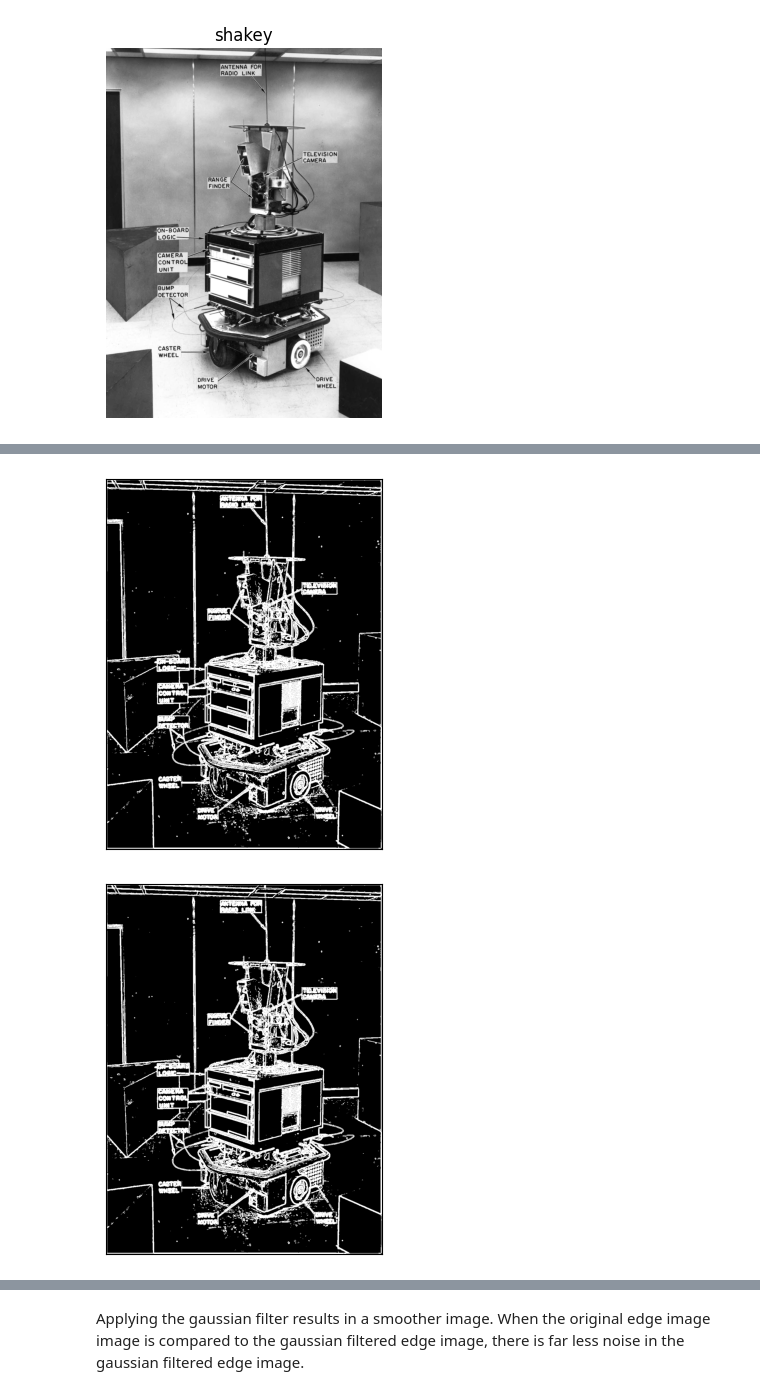
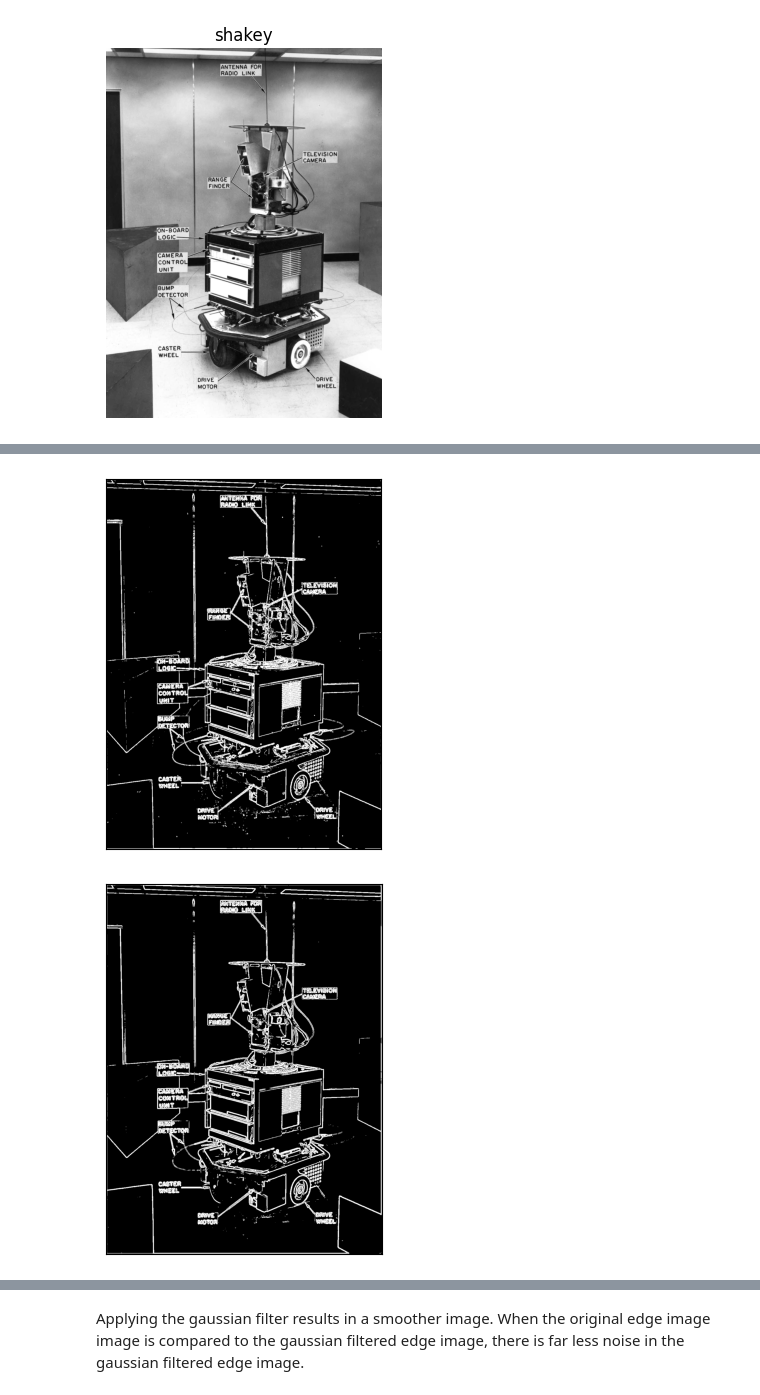
Before and after one commit to variable-21/ComputerVisionLabs, a Jupyter notebook: lab2.ipynb, the cells around one changed output, grey strips where cells are left out. Drawn from its saved outputs; the diff is of its cells as text; code cells hidden in the pictures.

```diff
--- a/lab2.ipynb
+++ b/lab2.ipynb
@@ -60,16 +68,18 @@ show_binary_image(m_sobel)
 # %%
-shakey_gaussian_3by3 = scipy.signal.convolve2d(shakey, gaussian_filter_3x3)
-shakey_sobel_x = scipy.signal.convolve2d(shakey_gaussian_3by3, sobel_x)
-shakey_sobel_y = scipy.signal.convolve2d(shakey_gaussian_3by3, sobel_y)
-m_sobel_gaussian3 = magnitude(shakey_sobel_x,shakey_sobel_y)
-show_binary_image(m_sobel>40)
+#Smoothing with Gaussian33 then apply sobel
+shakey_gaussian_33 = scipy.signal.convolve2d(shakey, gaussian_filter_3x3)
+shakey_sobel_x = scipy.signal.convolve2d(shakey_gaussian_33, sobel_x)
+shakey_sobel_y = scipy.signal.convolve2d(shakey_gaussian_33, sobel_y)
+m_gaussian33_sobel = magnitude(shakey_sobel_x,shakey_sobel_y)
+show_binary_image(m_gaussian33_sobel>100)
 # %% [output]
-[figure, old version]
+[figure, new version]
 # %%
-shakey_gaussian_5by5 = scipy.signal.convolve2d(shakey, gaussian_filter_5x5)
-shakey_sobel_x = scipy.signal.convolve2d(shakey_gaussian_5by5, sobel_x)
-shakey_sobel_y = scipy.signal.convolve2d(shakey_gaussian_5by5, sobel_y)
-m_sobel_gaussian5 = magnitude(shakey_sobel_x,shakey_sobel_y)
-show_binary_image(m_sobel>40)
+#Smoothing with Gaussian55 then apply sobel
+shakey_gaussian_55 = scipy.signal.convolve2d(shakey, gaussian_filter_5x5)
+shakey_sobel_x = scipy.signal.convolve2d(shakey_gaussian_55, sobel_x)
+shakey_sobel_y = scipy.signal.convolve2d(shakey_gaussian_55, sobel_y)
+m_gaussian55_sobel = magnitude(shakey_sobel_x,shakey_sobel_y)
+show_binary_image(m_gaussian55_sobel>100)
 # %% [output]
-[figure, old version]
+[figure, new version]
```
Also changed, not shown: parts of 13 cells of this notebook.
